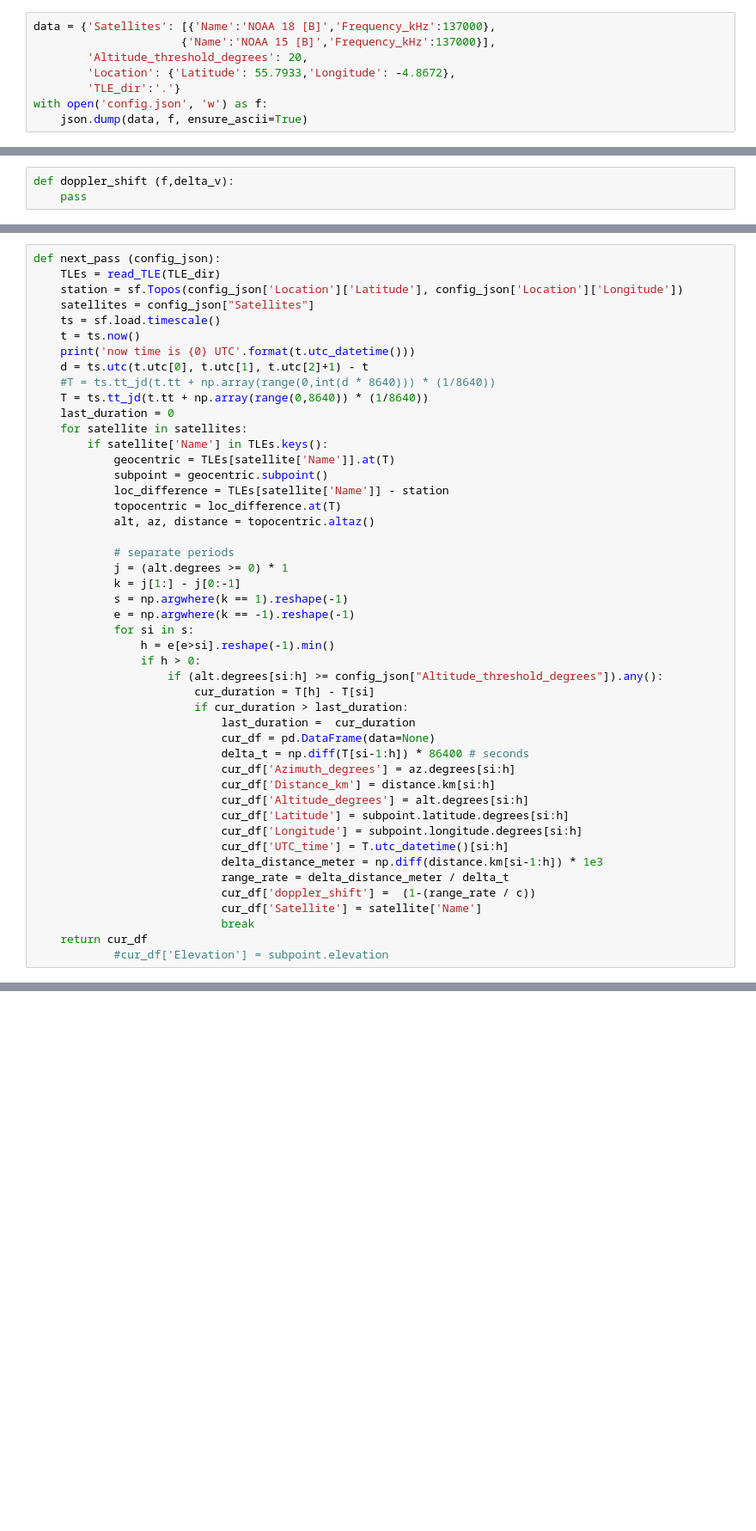
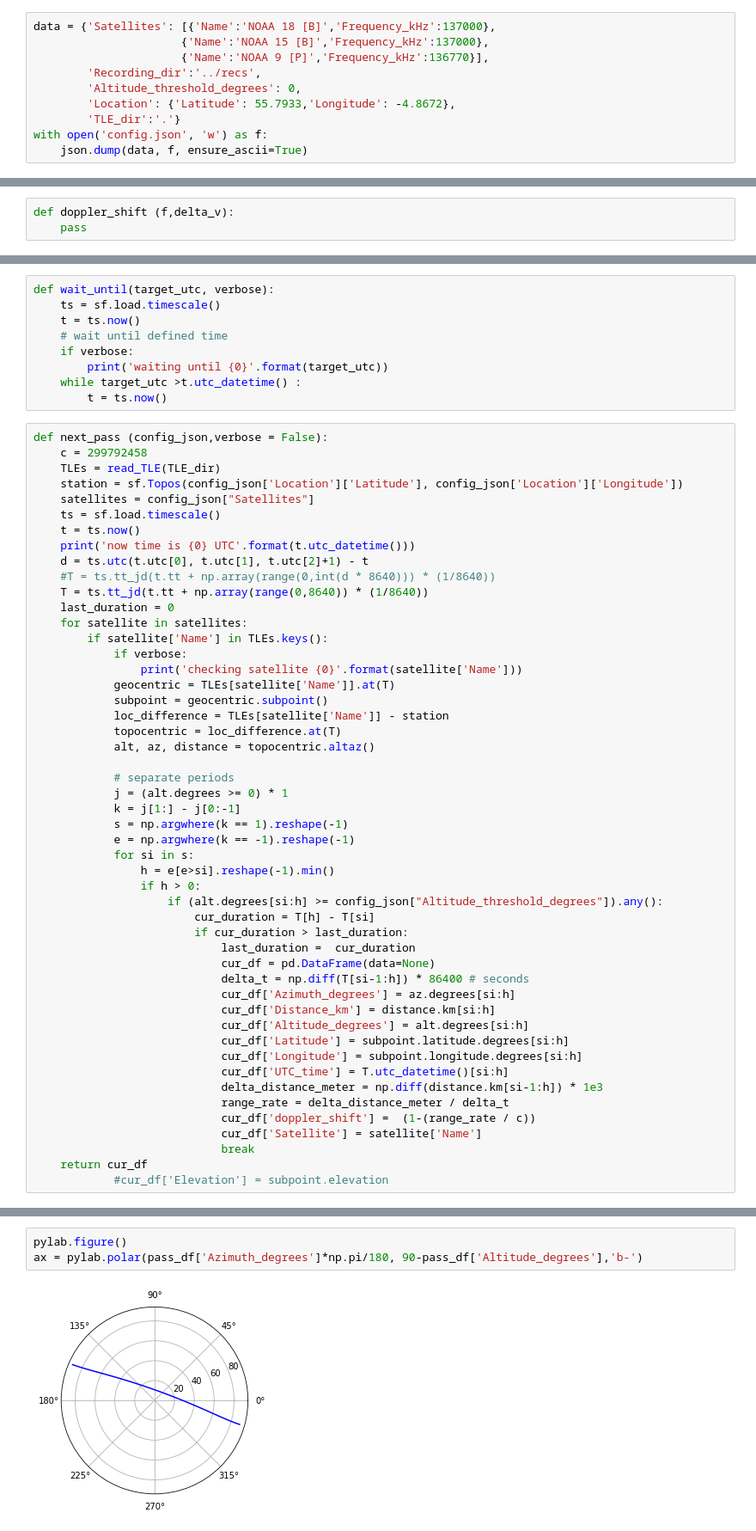
Before and after one commit to duberdico/ground_station, a Jupyter notebook: notebooks/sat_track.ipynb, the cells around one changed output, grey strips where cells are left out. Shown at 86% size. Drawn from its saved outputs; the diff is of its cells as text; blank space fills up the shorter version.

Commit message:
add waiting timer

```diff
--- a/notebooks/sat_track.ipynb
+++ b/notebooks/sat_track.ipynb
@@ -8,7 +17,9 @@ import matplotlib.pyplot as plt
 # %%
 data = {'Satellites': [{'Name':'NOAA 18 [B]','Frequency_kHz':137000},
-                      {'Name':'NOAA 15 [B]','Frequency_kHz':137000}],
-        'Altitude_threshold_degrees': 20,
+                      {'Name':'NOAA 15 [B]','Frequency_kHz':137000},
+                      {'Name':'NOAA 9 [P]','Frequency_kHz':136770}],
+        'Recording_dir':'../recs',
+        'Altitude_threshold_degrees': 0,
         'Location': {'Latitude': 55.7933,'Longitude': -4.8672},
         'TLE_dir':'.'}
 with open('config.json', 'w') as f:
@@ -36,5 +144,15 @@ c = 299792458
+# %%
+def wait_until(target_utc, verbose):
+    ts = sf.load.timescale()
+    t = ts.now()
+    # wait until defined time
+    if verbose:
+        print('waiting until {0}'.format(target_utc))
+    while target_utc >t.utc_datetime() :
+        t = ts.now()
 # %%
-def next_pass (config_json):
+def next_pass (config_json,verbose = False):
+    c = 299792458
     TLEs = read_TLE(TLE_dir)
     station = sf.Topos(config_json['Location']['Latitude'], config_json['Location']['Longitude'])
     satellites = config_json["Satellites"]
@@ -47,6 +165,8 @@ def next_pass (config_json):
     last_duration = 0
     for satellite in satellites:
         if satellite['Name'] in TLEs.keys():
+            if verbose:
+                print('checking satellite {0}'.format(satellite['Name']))
             geocentric = TLEs[satellite['Name']].at(T)
             subpoint = geocentric.subpoint()
             loc_difference = TLEs[satellite['Name']] - station
@@ -136,0 +307,5 @@ duration.seconds/60
+# %%
+pylab.figure()
+ax = pylab.polar(pass_df['Azimuth_degrees']*np.pi/180, 90-pass_df['Altitude_degrees'],'b-')
+# %% [output]
+[figure, added]
```
Also changed, not shown: parts of 11 cells of this notebook, 5 other files.
